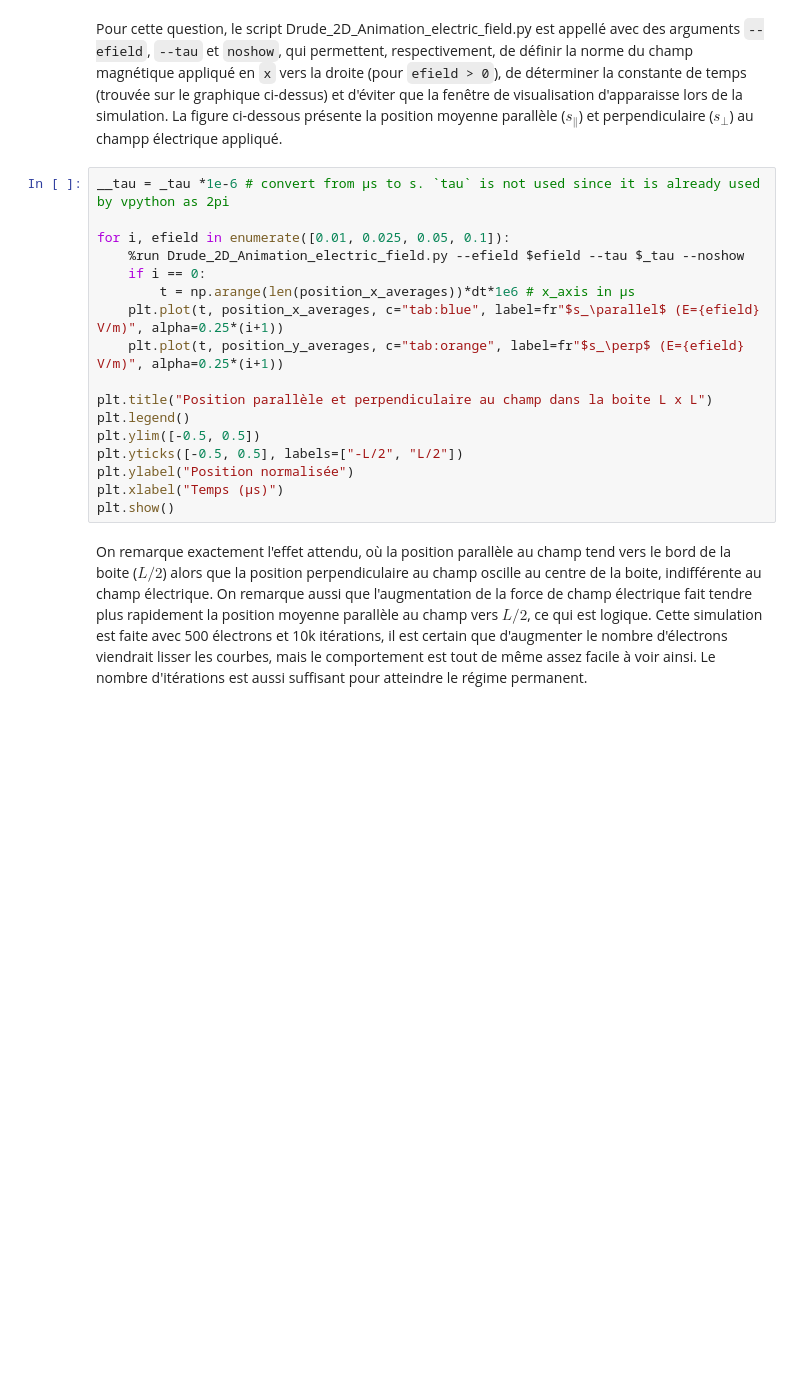
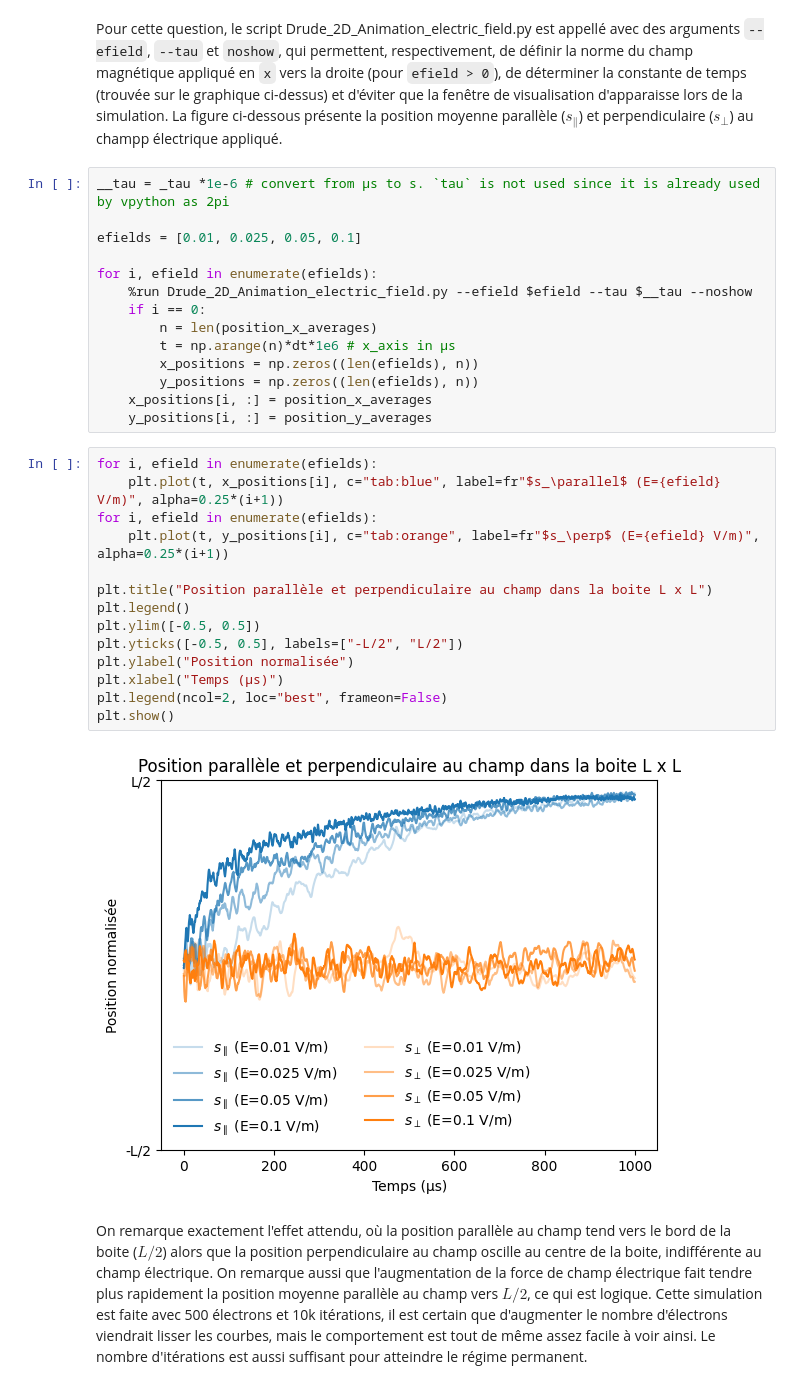
Before and after one commit to thcha67/tp1_etat_solide, a Jupyter notebook: DrudeTP_Part2_h25.ipynb, the cells around one changed output. Drawn from its saved outputs; the diff is of its cells as text; blank space fills up the shorter version.

```diff
--- a/DrudeTP_Part2_h25.ipynb
+++ b/DrudeTP_Part2_h25.ipynb
@@ -172,23 +172,36 @@ def update_no_hit_electrons(no_hitlist):
 X. _(5 points)_ &mdash; Pour quelques différents modules de champ électrique, présentez graphiquement l'évolution de la position moyenne des électrons en fonction du temps pour ses deux composantes parallèle et perpendiculaire au champ.
 # %% [markdown]
 Pour cette question, le script Drude_2D_Animation_electric_field.py est appellé avec des arguments `--efield`, `--tau` et `noshow`, qui permettent, respectivement, de définir la norme du champ magnétique appliqué en `x` vers la droite (pour `efield > 0`), de déterminer la constante de temps (trouvée sur le graphique ci-dessus) et d'éviter que la fenêtre de visualisation d'apparaisse lors de la simulation. La figure ci-dessous présente la position moyenne parallèle ($s_{\parallel}$) et perpendiculaire ($s_{\perp}$) au champp électrique appliqué.
+# %%
+__tau = _tau *1e-6 # convert from µs to s. `tau` is not used since it is already used by vpython as 2pi
+
+efields = [0.01, 0.025, 0.05, 0.1]
+
+for i, efield in enumerate(efields):
+    %run Drude_2D_Animation_electric_field.py --efield $efield --tau $__tau --noshow
+    if i == 0:
+        n = len(position_x_averages)
+        t = np.arange(n)*dt*1e6 # x_axis in µs
+        x_positions = np.zeros((len(efields), n))
+        y_positions = np.zeros((len(efields), n))
+    x_positions[i, :] = position_x_averages
+    y_positions[i, :] = position_y_averages
 # %%
-__tau = _tau *1e-6 # convert from µs to s. `tau` is not used since it is already used by vpython as 2pi
-
-for i, efield in enumerate([0.01, 0.025, 0.05, 0.1]):
-    %run Drude_2D_Animation_electric_field.py --efield $efield --tau $_tau --noshow
-    if i == 0:
-        t = np.arange(len(position_x_averages))*dt*1e6 # x_axis in µs
-    plt.plot(t, position_x_averages, c="tab:blue", label=fr"$s_\parallel$ (E={efield} V/m)", alpha=0.25*(i+1))
-    plt.plot(t, position_y_averages, c="tab:orange", label=fr"$s_\perp$ (E={efield} V/m)", alpha=0.25*(i+1))
+for i, efield in enumerate(efields):
+    plt.plot(t, x_positions[i], c="tab:blue", label=fr"$s_\parallel$ (E={efield} V/m)", alpha=0.25*(i+1))
+for i, efield in enumerate(efields):
+    plt.plot(t, y_positions[i], c="tab:orange", label=fr"$s_\perp$ (E={efield} V/m)", alpha=0.25*(i+1))
 
 plt.title("Position parallèle et perpendiculaire au champ dans la boite L x L")
 plt.legend()
 plt.ylim([-0.5, 0.5])
 plt.yticks([-0.5, 0.5], labels=["-L/2", "L/2"])
 plt.ylabel("Position normalisée")
 plt.xlabel("Temps (µs)")
+plt.legend(ncol=2, loc="best", frameon=False)
 plt.show()
+# %% [output]
+[figure, added]
 # %% [markdown]
 On remarque exactement l'effet attendu, où la position parallèle au champ tend vers le bord de la boite ($L/2$) alors que la position perpendiculaire au champ oscille au centre de la boite, indifférente au champ électrique. On remarque aussi que l'augmentation de la force de champ électrique fait tendre plus rapidement la position moyenne parallèle au champ vers $L/2$, ce qui est logique. Cette simulation est faite avec 500 électrons et 10k itérations, il est certain que d'augmenter le nombre d'électrons viendrait lisser les courbes, mais le comportement est tout de même assez facile à voir ainsi. Le nombre d'itérations est aussi suffisant pour atteindre le régime permanent.
 # %% [markdown]
```
Also changed, not shown: parts of 1 cell of this notebook, 2 other files.
